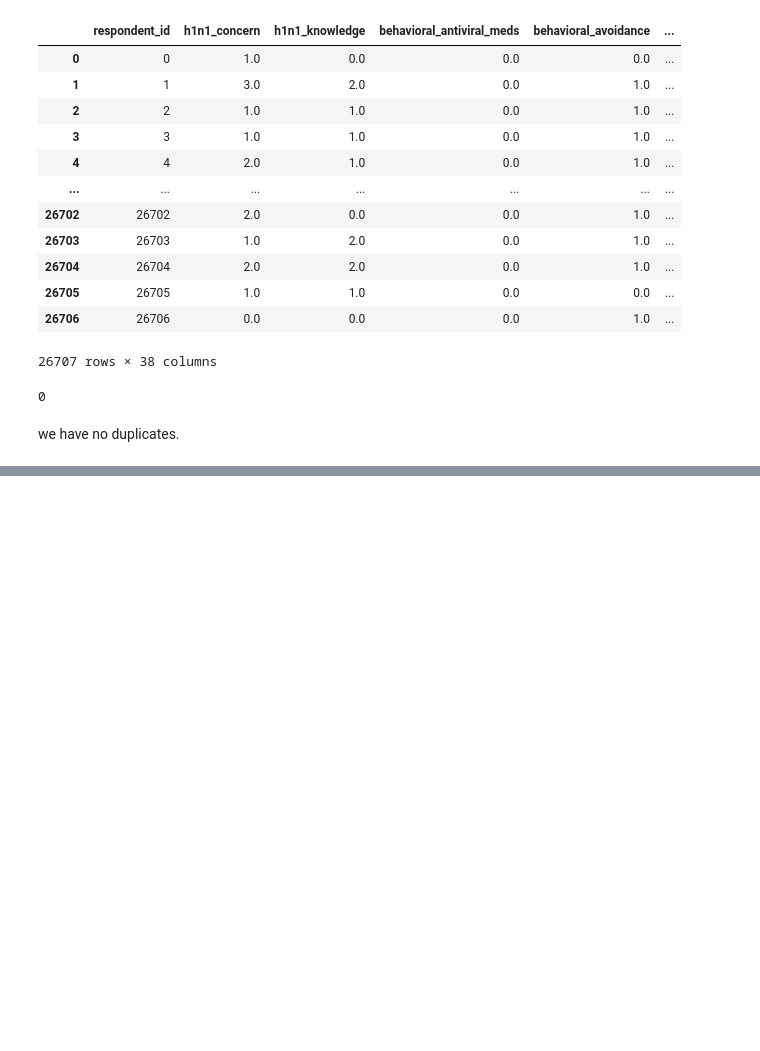
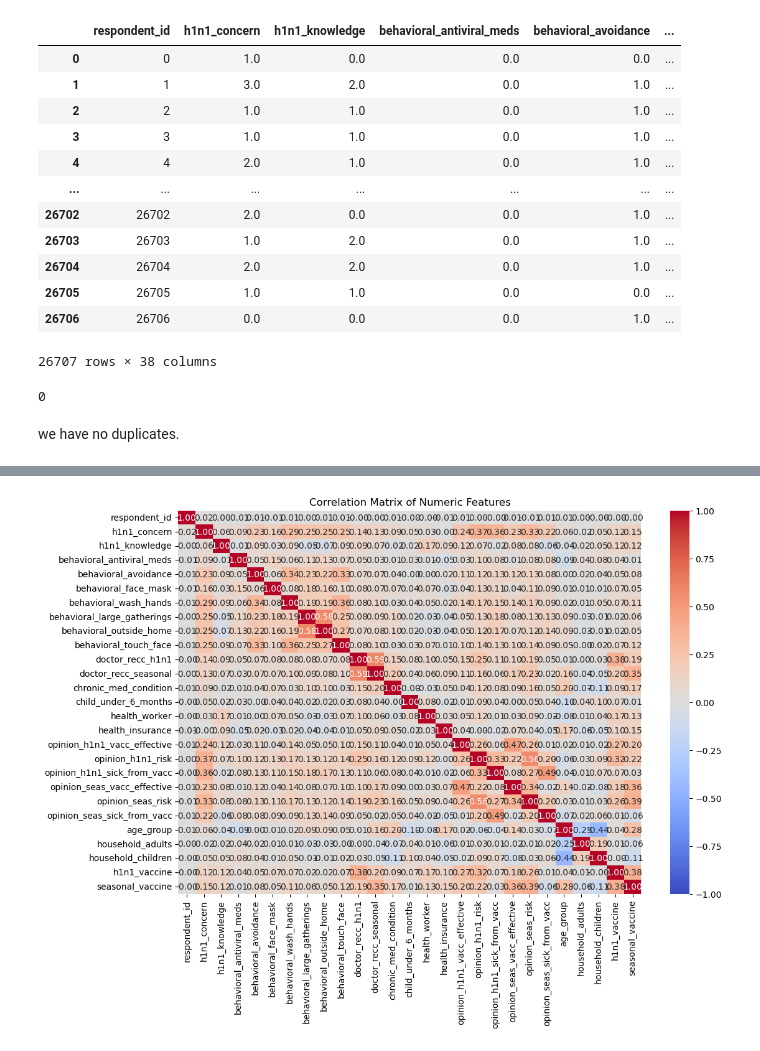
Before and after one commit to lchep2024/Phase-3-Project, a Jupyter notebook: index.ipynb, the cells around one changed output, grey strips where cells are left out. Saved outputs shown, nothing was run; the diff lists cells and outputs as text; code cells hidden in the pictures; blank space fills up the shorter version.

```diff
--- a/index.ipynb
+++ b/index.ipynb
@@ -196,6 +244,15 @@ categorical_columns
 26707 rows × 12 columns
 # %% [markdown]
 There are 12 categorical variables: age group,education,race,sex,income poverty,marital status,rent or own,	employment_status,hhs_geo_region,census_msa,employment_industry,employment_occupation
+# %%
+#age group
+age_mapping={'18 - 34 Years':1,
+             '35 - 44 Years':2,
+             '45 - 54 Years':3,
+             '55 - 64 Years':4,
+             '65+ Years':5
+             }
+merged_df['age_group']=merged_df['age_group'].replace(age_mapping).astype(int)
 # %%
 #Check for missing value in categorical variables.
 missing_values=categorical_columns.isnull().sum()
@@ -217,6 +274,14 @@ dtype: int64
 # %% [markdown]
 There are 7 categorical variables with missing value .
 education,income_poverty,marital_status,rent_or_own,employment_status,employment_industry & employment_occupation.
+# %%
+merged_df['education'].fillna(merged_df['education'].mode()[0], inplace=True)
+merged_df['income_poverty'].fillna(merged_df['income_poverty'].mode()[0], inplace=True)
+merged_df['marital_status'].fillna(merged_df['marital_status'].mode()[0], inplace=True)
+merged_df['rent_or_own'].fillna(merged_df['rent_or_own'].mode()[0], inplace=True)
+merged_df['employment_status'].fillna(merged_df['employment_status'].mode()[0], inplace=True)
+merged_df['employment_industry'].fillna(merged_df['employment_industry'].mode()[0], inplace=True)
+merged_df['employment_occupation'].fillna(merged_df['employment_occupation'].mode()[0], inplace=True)
 # %%
 # checking for frequency count
 categorical_columns=['education','income_poverty','marital_status','rent_or_own','employment_status','employment_industry','employment_occupation']
@@ -364,3 +429,9 @@ merged_df.duplicated().sum()
 0
 # %% [markdown]
 we have no duplicates.
+# %%
+#Normalize the numeric variables.
+numerical = merged_df.select_dtypes(include=['number']).columns
+scaler = MinMaxScaler()
+merged_df[numerical] = scaler.fit_transform(merged_df[numerical])
+merged_df.head()
@@ -366,0 +446,5 @@ we have no duplicates.
+# %%
+#correlation anylsis helps us identify how numeric variables relate to each other.
+numerical = merged_df.select_dtypes(include=['number']).columns
+correlation_matrix = merged_df[numerical].corr()
+correlation_matrix
@@ -366,0 +470,8 @@ we have no duplicates.
+# %%
+#lets visualize the correlation matrix.
+plt.figure(figsize=(12,8))
+sns.heatmap(correlation_matrix,annot=True,cmap='coolwarm',fmt='.2f',vmin=-1,vmax=1)
+plt.title('Correlation Matrix of Numeric Features')
+plt.show()
+# %% [output]
+[figure, added]
```
Also changed, not shown: parts of 25 cells of this notebook.
